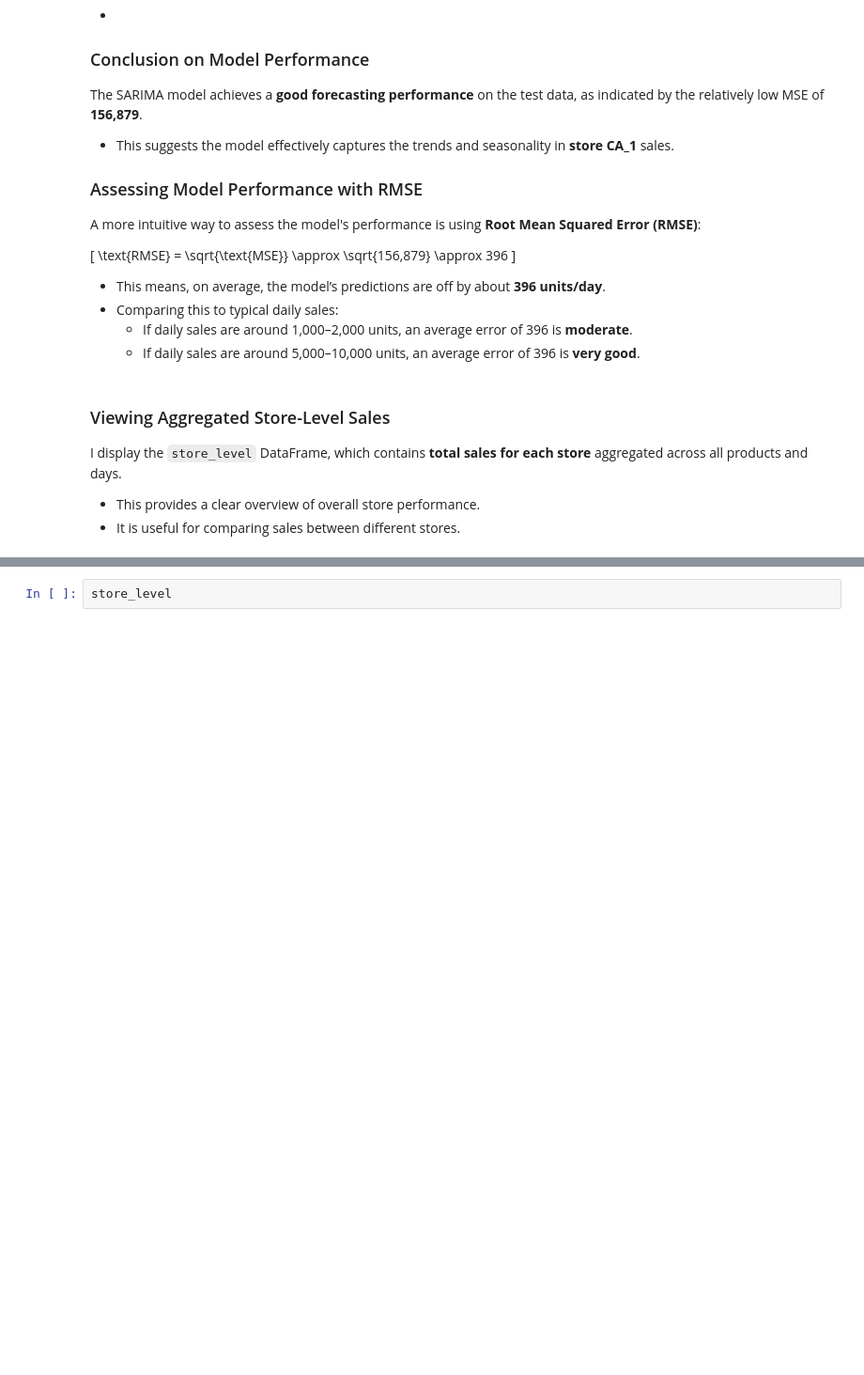
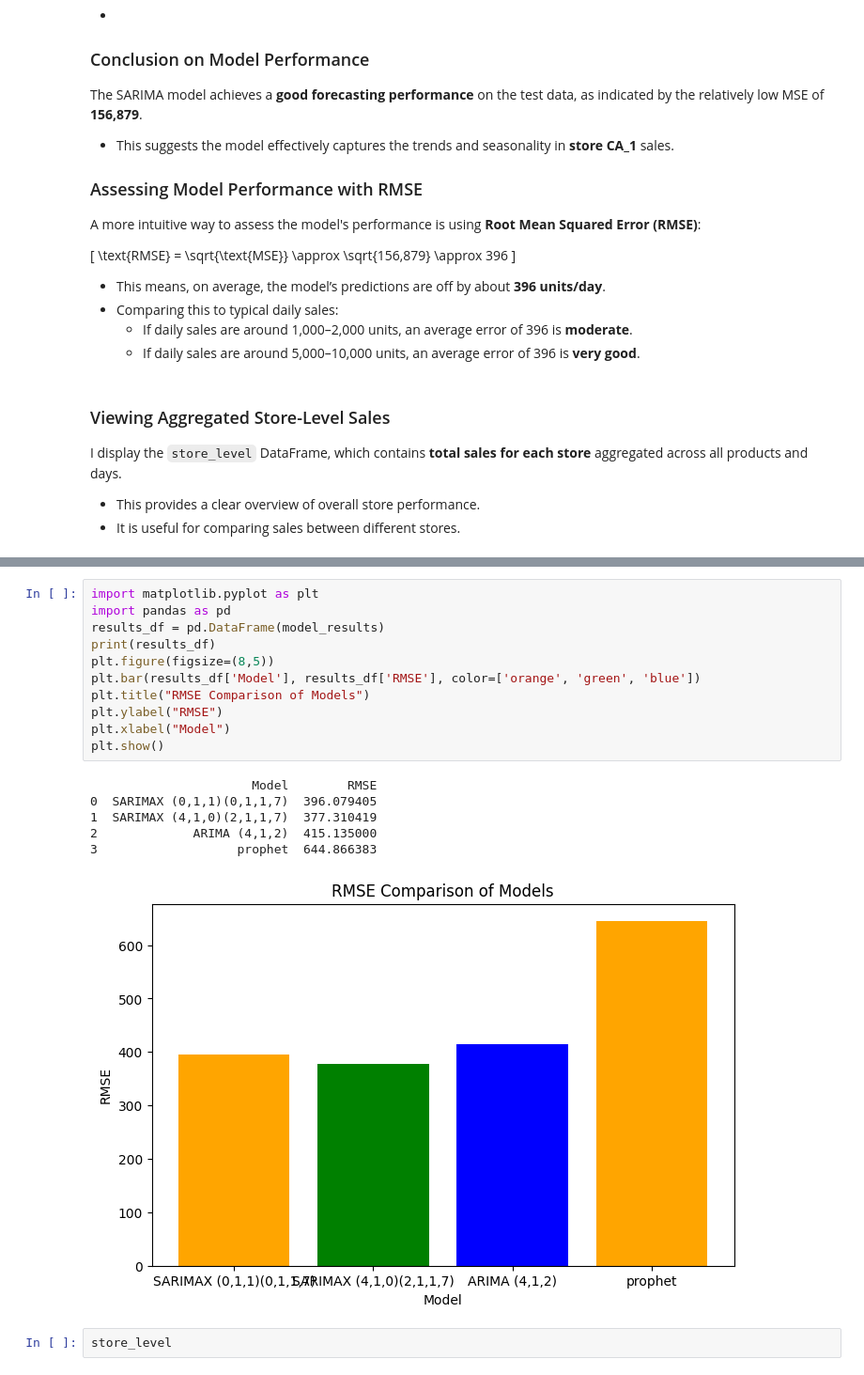
Before and after one commit to saswataghosh66/TCS_Task_1, a Jupyter notebook: task-1.ipynb, the cells around one changed output, grey strips where cells are left out. Shown at 94% size. Drawn from its saved outputs; the diff is of its cells as text; blank space fills up the shorter version.

```diff
--- a/task-1.ipynb
+++ b/task-1.ipynb
@@ -618,3 +958,21 @@ I display the `store_level` DataFrame, which contains **total sales for each sto
+# %%
+import matplotlib.pyplot as plt
+import pandas as pd
+results_df = pd.DataFrame(model_results)
+print(results_df)
+plt.figure(figsize=(8,5))
+plt.bar(results_df['Model'], results_df['RMSE'], color=['orange', 'green', 'blue'])
+plt.title("RMSE Comparison of Models")
+plt.ylabel("RMSE")
+plt.xlabel("Model")
+plt.show()
+# %% [output]
+                      Model        RMSE
+0  SARIMAX (0,1,1)(0,1,1,7)  396.079405
+1  SARIMAX (4,1,0)(2,1,1,7)  377.310419
+2             ARIMA (4,1,2)  415.135000
+3                   prophet  644.866383
+[figure, added]
 # %%
 store_level
 # %% [output]
```
Also changed, not shown: parts of 17 cells of this notebook.
